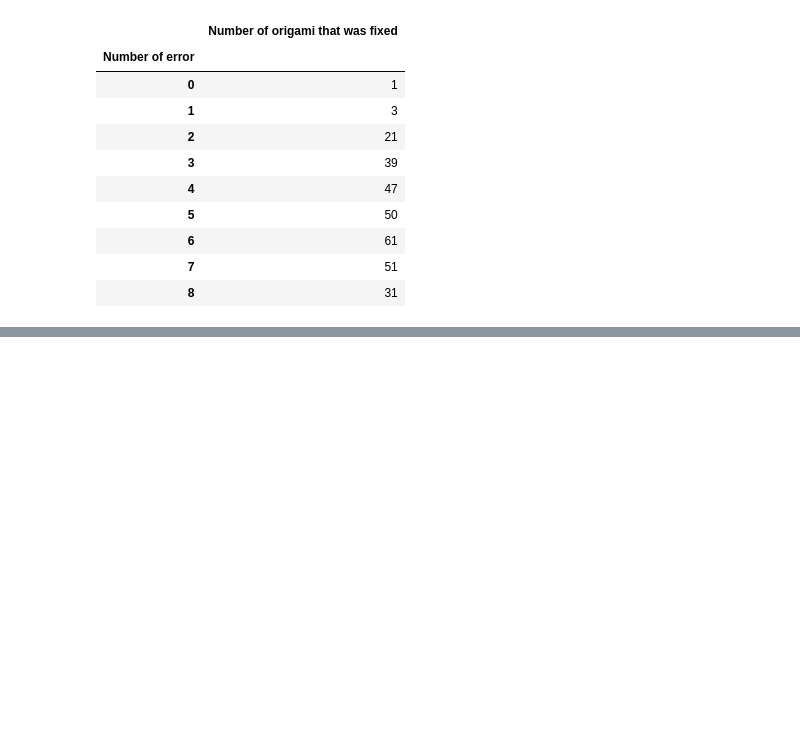
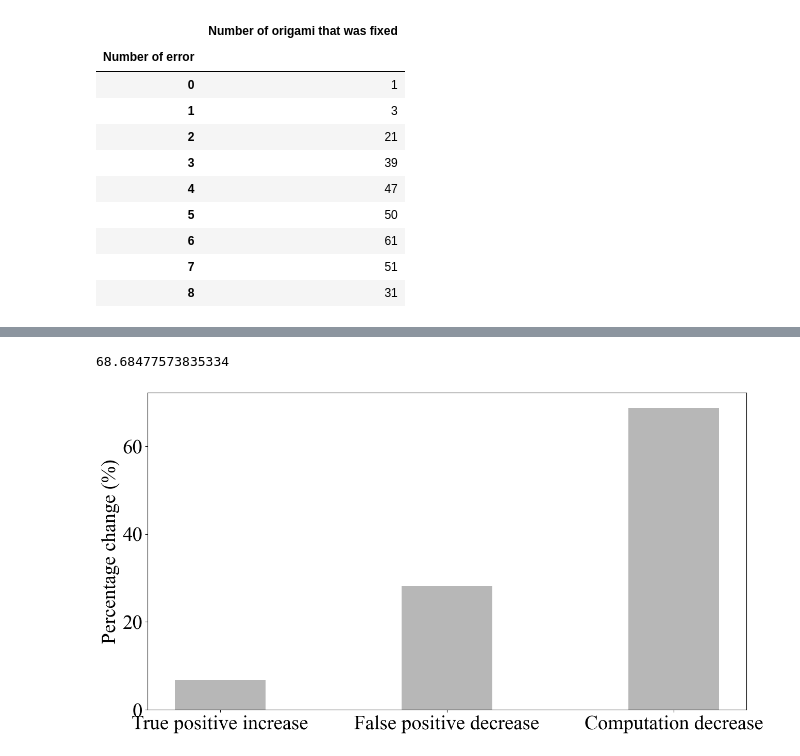
Before and after one commit to gmortuza/dissertation, a Jupyter notebook: others/dnam_wetlab.ipynb, the cells around one changed output, grey strips where cells are left out. Cells and saved outputs as stored; diff of their text form; code cells hidden in the pictures; blank space fills up the shorter version.

```diff
--- a/others/dnam_wetlab.ipynb
+++ b/others/dnam_wetlab.ipynb
@@ -339,0 +343,31 @@ print_individual_error(combine_error_location_details, combined_number_of_one)
+# %%
+# Plot
+with_intensity_steps = 3037.035
+without_intensity_steps = 9698.27
+steps_change = abs(with_intensity_steps - without_intensity_steps)/without_intensity_steps * 100
+steps_change
+# %% [output]
+68.68477573835334
+# %%
+# Calculate false positive and false negative rate
+without_intensity_true_positive = r1_without_intensity_result['Correct']['Total'] + r2_without_intensity_result['Correct']['Total'] + r3_without_intensity_result['Correct']['Total']
+without_intensity_false_positive = r1_without_intensity_result['Incorrect']['Total'] + r2_without_intensity_result['Incorrect']['Total'] + r3_without_intensity_result['Incorrect']['Total']
+
+with_intensity_true_positive = r1_with_intensity_result['Correct']['Total'] + r2_with_intensity_result['Correct']['Total'] + r3_with_intensity_result['Correct']['Total']
+with_intensity_false_positive = r1_with_intensity_result['Incorrect']['Total'] + r2_with_intensity_result['Incorrect']['Total'] + r3_with_intensity_result['Incorrect']['Total']
+# %%
+true_positive_increase = (with_intensity_true_positive - without_intensity_true_positive)/without_intensity_true_positive * 100
+false_positive_decrease = (without_intensity_false_positive - with_intensity_false_positive)/without_intensity_false_positive * 100
+# %%
+matplotlib.rc('figure', figsize=(15, 8))
+plt.rcParams['font.size'] = 28
+plt.rcParams["font.family"] = "Times New Roman"
+# fig = plt.figure(figsize=(15, 10))
+# width=.4
+plt.bar(["True positive increase", "False positive decrease", "Computation decrease"], [true_positive_increase, false_positive_decrease, steps_change], color='#b7b7b7', width=width, align='center')
+plt.ylabel("Percentage change (%)")
+plt.savefig("intensity_with_without_metrics.png", dpi=300, bbox_inches="tight")
+# plt.legend()
+plt.show()
+# %% [output]
+[figure, added]
```
Also changed, not shown: parts of 12 cells of this notebook, 11 other files.
